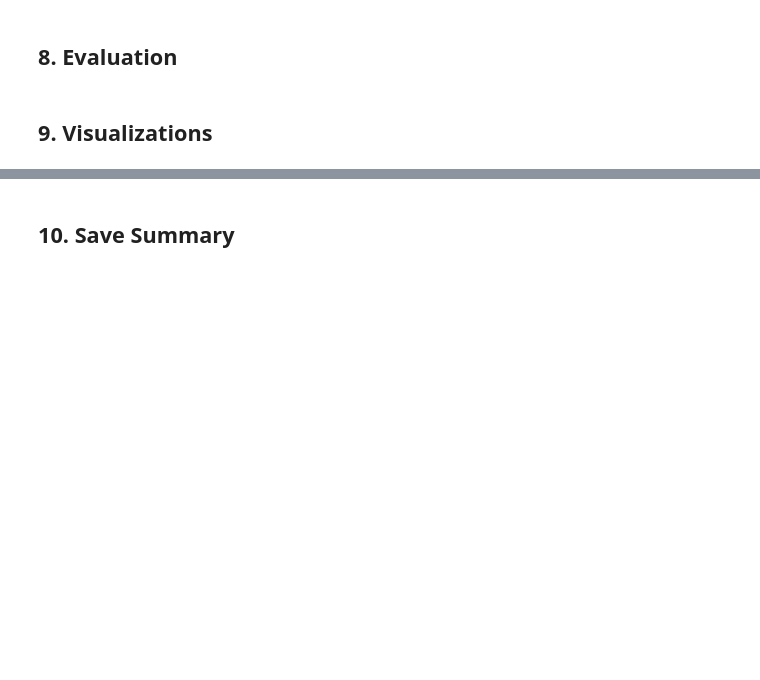
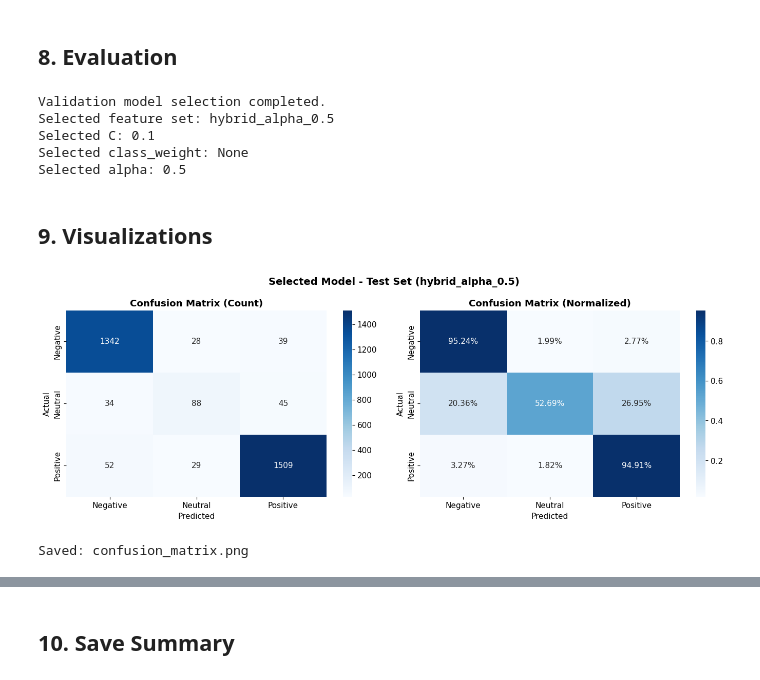
Before and after one commit to tongthanhdat009/Student-Feedback-Sentiment-Analysis, a Jupyter notebook: notebook/PhoBERT_Sentiwordnet_Baseline.ipynb, the cells around one changed output, grey strips where cells are left out. Cells and saved outputs as stored; diff of their text form; code cells hidden in the pictures; blank space fills up the shorter version.

Commit message:
improve tf-idf, sentiwordnet

```diff
--- a/notebook/PhoBERT_Sentiwordnet_Baseline.ipynb
+++ b/notebook/PhoBERT_Sentiwordnet_Baseline.ipynb
@@ -342,58 +714,46 @@ print(f"Model saved to: {model_path}")
 # %% [markdown]
 ## 8. Evaluation
-# %%
-def evaluate_model(model, features, labels, split_name):
-    y_pred = model.predict(features)
-    accuracy = accuracy_score(labels, y_pred)
-    f1_macro = f1_score(labels, y_pred, average="macro")
-    precision_macro = precision_score(labels, y_pred, average="macro")
-    recall_macro = recall_score(labels, y_pred, average="macro")
-    f1_per_class = f1_score(labels, y_pred, average=None)
-    precision_per_class = precision_score(labels, y_pred, average=None)
-    recall_per_class = recall_score(labels, y_pred, average=None)
-    print(f"\n{"="*50}")
-    print(f"{split_name} Results:")
-    print(f"{"="*50}")
-    print(f"Accuracy:  {accuracy:.4f}")
-    print(f"F1 (macro): {f1_macro:.4f}")
-    print(f"Precision (macro): {precision_macro:.4f}")
-    print(f"Recall (macro): {recall_macro:.4f}")
-    print(f"\nPer-Class Metrics:")
-    for i, name in config.LABEL_MAP.items():
-        print(f"  {name}: P={precision_per_class[i]:.4f}, R={recall_per_class[i]:.4f}, F1={f1_per_class[i]:.4f}")
-    cm = confusion_matrix(labels, y_pred)
-    print(f"\nConfusion Matrix:")
-    print(cm)
-    return {"accuracy": accuracy, "f1_macro": f1_macro, "precision_macro": precision_macro,
-            "recall_macro": recall_macro, "f1_per_class": f1_per_class.tolist(),
-            "precision_per_class": precision_per_class.tolist(), "recall_per_class": recall_per_class.tolist(),
-            "confusion_matrix": cm.tolist()}
-
-results = {}
-results["train"] = evaluate_model(model, train_features, train_labels, "Train")
-results["val"] = evaluate_model(model, val_features, val_labels, "Validation")
-results["test"] = evaluate_model(model, test_features, test_labels, "Test")
+# %%
+print("Validation model selection completed.")
+print(f"Selected feature set: {model_selection_summary['selected_feature_name']}")
+print(f"Selected C: {model_selection_summary['selected_C']}")
+print(f"Selected class_weight: {model_selection_summary['selected_class_weight']}")
+if model_selection_summary["selected_alpha"] is not None:
+    print(f"Selected alpha: {model_selection_summary['selected_alpha']}")
+if model_selection_summary["late_fusion_weight_phobert"] is not None:
+    print(f"Late fusion weight (PhoBERT): {model_selection_summary['late_fusion_weight_phobert']}")
+# %% [output]
+Validation model selection completed.
+Selected feature set: hybrid_alpha_0.5
+Selected C: 0.1
+Selected class_weight: None
+Selected alpha: 0.5
 # %% [markdown]
 ## 9. Visualizations
 # %%
 import seaborn as sns
-y_test_pred = model.predict(test_features)
-cm = confusion_matrix(test_labels, y_test_pred)
+
+y_test_pred = np.array(results["test"]["y_pred"])
+cm = np.array(results["test"]["confusion_matrix"])
 cm_norm = cm.astype("float") / cm.sum(axis=1)[:, np.newaxis]
+
 fig, axes = plt.subplots(1, 2, figsize=(14, 5))
 sns.heatmap(cm, annot=True, fmt="d", cmap="Blues", xticklabels=config.LABEL_MAP.values(), yticklabels=config.LABEL_MAP.values(), ax=axes[0])
 axes[0].set_title("Confusion Matrix (Count)", fontweight="bold")
 axes[0].set_xlabel("Predicted")
 axes[0].set_ylabel("Actual")
 sns.heatmap(cm_norm, annot=True, fmt=".2%", cmap="Blues", xticklabels=config.LABEL_MAP.values(), yticklabels=config.LABEL_MAP.values(), ax=axes[1])
 axes[1].set_title("Confusion Matrix (Normalized)", fontweight="bold")
 axes[1].set_xlabel("Predicted")
 axes[1].set_ylabel("Actual")
-plt.suptitle("PhoBERT + SentiWordNet Baseline - Test Set", fontsize=14, fontweight="bold")
+plt.suptitle(f"Selected Model - Test Set ({selected_feature_name})", fontsize=14, fontweight="bold")
 plt.tight_layout()
 plt.savefig(f"{config.VISUALIZATIONS_DIR}/confusion_matrix.png", dpi=150, bbox_inches="tight")
 plt.show()
 print("Saved: confusion_matrix.png")
+# %% [output]
+[figure, added]
+Saved: confusion_matrix.png
 # %%
 fig, ax = plt.subplots(figsize=(12, 5))
 x = np.arange(config.NUM_CLASSES)
```
Also changed, not shown: parts of 18 cells of this notebook, 49 other files.
